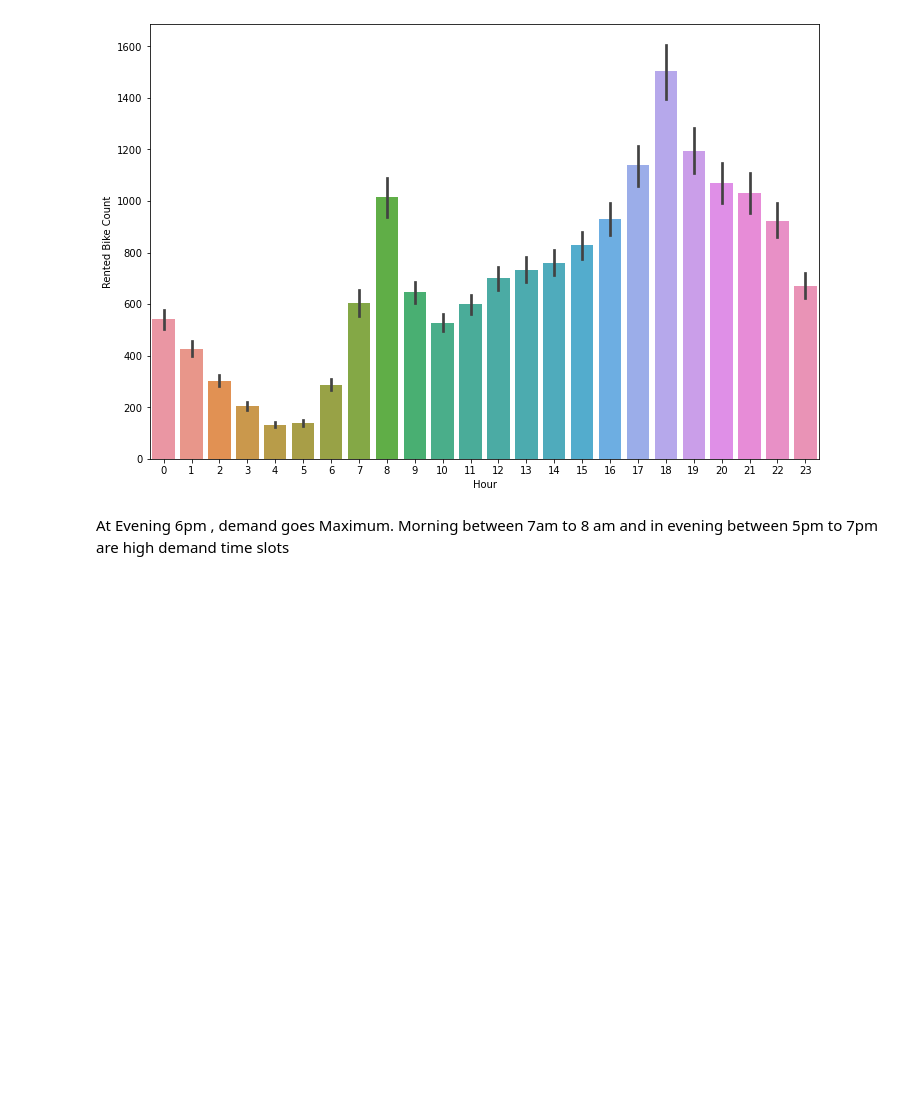
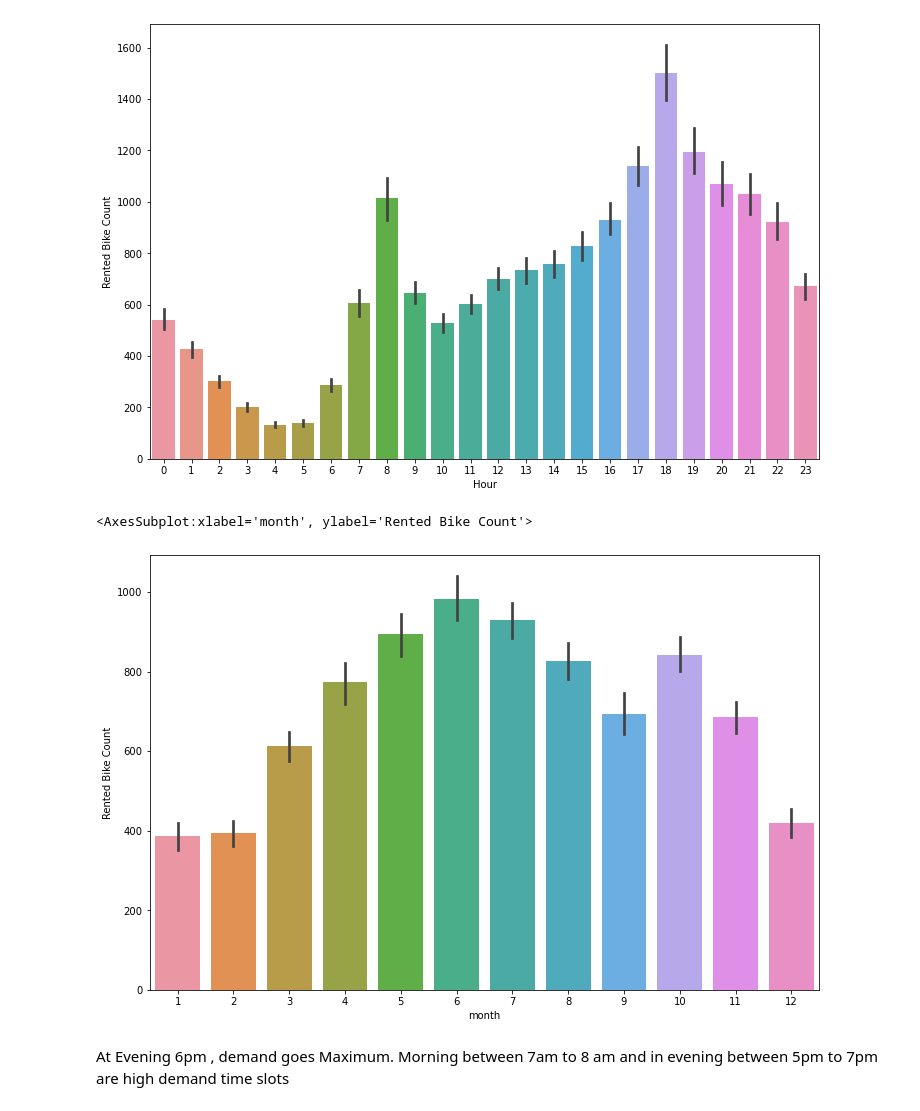
Before and after one commit to ankitrai777/Bike-Sharing-Demand-Prediction-, a Jupyter notebook: Bike Sharing Demand Prediction - Capstone Project.ipynb, the cells around one changed output. Drawn from its saved outputs; the diff is of its cells as text; code cells hidden in the pictures; blank space fills up the shorter version.

```diff
--- a/Bike Sharing Demand Prediction - Capstone Project.ipynb
+++ b/Bike Sharing Demand Prediction - Capstone Project.ipynb
@@ -316,6 +327,12 @@ sns.barplot(x='Hour', y='Rented Bike Count', data = df)
 # %% [output]
 <AxesSubplot:xlabel='Hour', ylabel='Rented Bike Count'>
 [figure]
+# %%
+plt.figure(figsize = (12,8))
+sns.barplot(x='month', y='Rented Bike Count', data = df)
+# %% [output]
+<AxesSubplot:xlabel='month', ylabel='Rented Bike Count'>
+[figure, added]
 # %% [markdown]
 At Evening 6pm , demand goes Maximum. Morning between 7am to 8 am and in evening between 5pm to 7pm are high demand time slots
 # %% [markdown]
```
Also changed, not shown: parts of 43 cells of this notebook.
